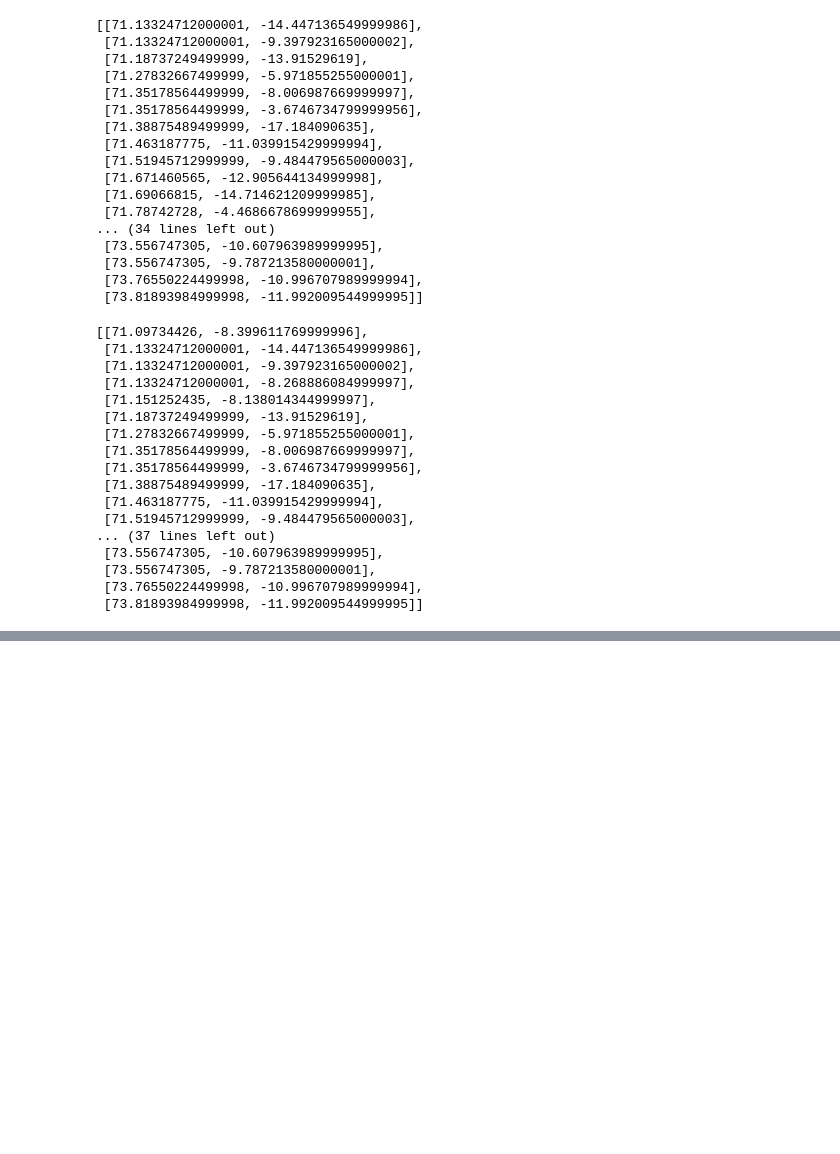
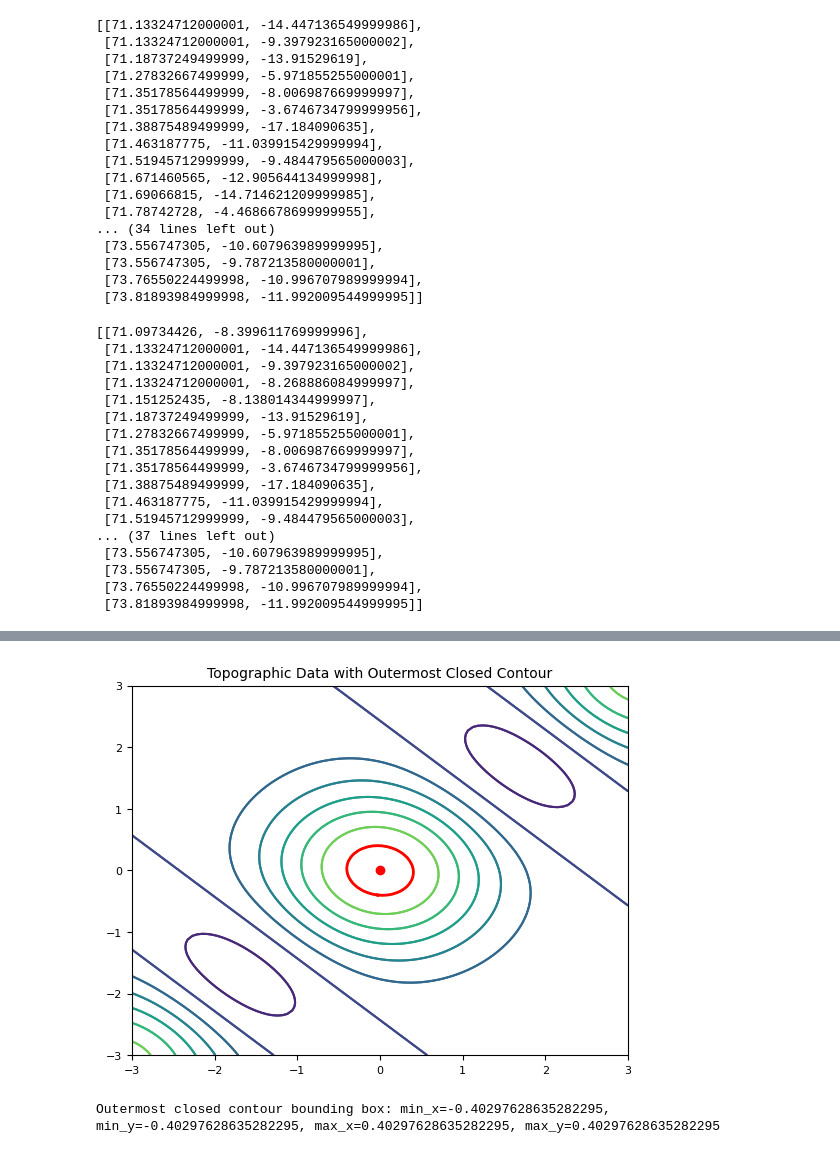
Before and after one commit to EirikKvamme/MScEirik, a Jupyter notebook: Eddies/eddyDetectionNIRD.ipynb, the cells around one changed output, grey strips where cells are left out. Saved outputs shown, nothing was run; the diff lists cells and outputs as text; code cells hidden in the pictures; blank space fills up the shorter version.

```diff
--- a/Eddies/eddyDetectionNIRD.ipynb
+++ b/Eddies/eddyDetectionNIRD.ipynb
@@ -194,0 +393,78 @@ Processing:  35.483870967741936 %
+# %%
+import numpy as np
+import matplotlib.pyplot as plt
+from matplotlib.path import Path
+
+# Step 1: Create the Synthetic Data
+def create_topographic_data(size):
+    x = np.linspace(-3, 3, size)
+    y = np.linspace(-3, 3, size)
+    X, Y = np.meshgrid(x, y)
+
+    # Create a peak at the center
+    center_peak = np.exp(-0.5 * (X**2 + Y**2))
+
+    # Create a valley around the center peak
+    valley = -0.5 * np.exp(-0.5 * ((X-2)**2 + (Y-2)**2)) - 0.5 * np.exp(-0.5 * ((X+2)**2 + (Y+2)**2))
+
+    # Create peaks at the edges
+    edge_peaks = np.exp(-0.5 * ((X-3)**2 + (Y-3)**2)) + np.exp(-0.5 * ((X+3)**2 + (Y+3)**2))
+
+    # Combine all features
+    data = center_peak + valley + edge_peaks
+    return X, Y, data
+
+size = 100
+X, Y, data = create_topographic_data(size)
+
+# Step 2: Generate Contours
+contours = plt.contour(X, Y, data)
+
+# Step 3: Identify the Center Point
+center_point = (0, 0)
+
+# Step 4: Find the Outermost Closed Contour
+outermost_contour = None
+max_area = 0
+
+def is_closed_contour(path_obj, tol=1):
+    vertices = path_obj.vertices
+    return np.linalg.norm(vertices[0] - vertices[-1]) < tol
+
+for collection in contours.collections:
+    for path in collection.get_paths():
+        # Create a Path object from the vertices
+        path_obj = Path(path.vertices)
+
+        # Check if the contour is closed
+        if is_closed_contour(path_obj):
+            # Check if the center point is inside the contour
+            if path_obj.contains_point(center_point):
+                # Calculate the area of the contour using the shoelace formula
+                x = path.vertices[:, 0]
+                y = path.vertices[:, 1]
+                area = 0.5 * np.abs(np.dot(x, np.roll(y, 1)) - np.dot(y, np.roll(x, 1)))
+
+                # Update the outermost contour if this one has a larger area
+                if area > max_area:
+                    max_area = area
+                    outermost_contour = path
+
+# Step 5: Plot the Data and the Outermost Closed Contour
+plt.contour(X, Y, data)
+if outermost_contour is not None:
+    plt.plot(outermost_contour.vertices[:, 0], outermost_contour.vertices[:, 1], 'r-', linewidth=2)
+plt.scatter(*center_point, color='red')  # Mark the center point
+plt.title("Topographic Data with Outermost Closed Contour")
+plt.show()
+
+# Print the bounding box of the outermost closed contour
+if outermost_contour is not None:
+    min_x, min_y = np.min(outermost_contour.vertices, axis=0)
+    max_x, max_y = np.max(outermost_contour.vertices, axis=0)
+    print(f"Outermost closed contour bounding box: min_x={min_x}, min_y={min_y}, max_x={max_x}, max_y={max_y}")
+else:
+    print("No closed contours found containing the center point.")
+# %% [output]
+[figure, added]
+Outermost closed contour bounding box: min_x=-0.40297628635282295, min_y=-0.40297628635282295, max_x=0.40297628635282295, max_y=0.40297628635282295
```
Also changed, not shown: parts of 15 cells of this notebook, 4 other files.
